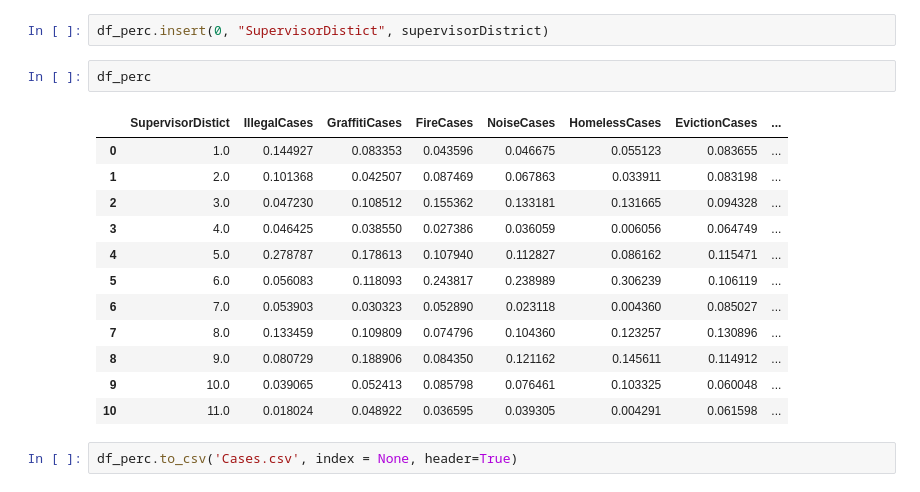
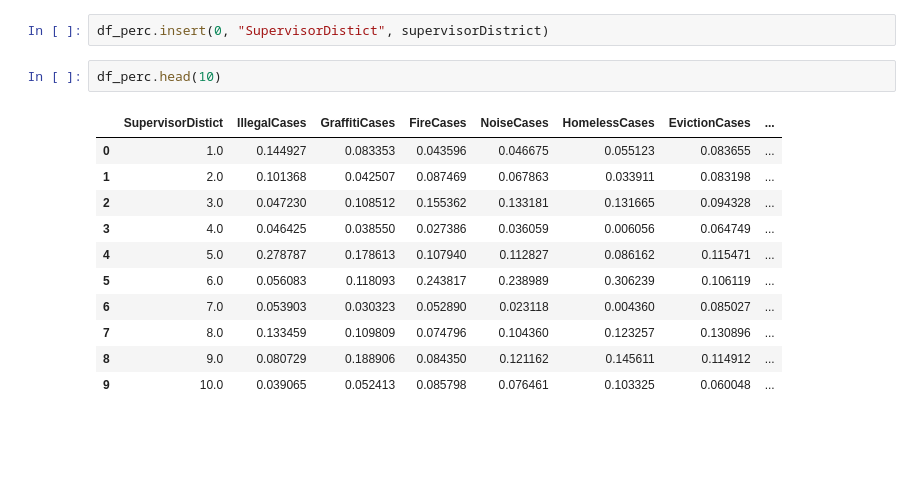
Before and after one commit to EmiliaPaz/EECS731_FinalProject, a Jupyter notebook: notebooks/IncidentCorrelation.ipynb, the cells around one changed output. Cells and saved outputs as stored; diff of their text form; blank space fills up the shorter version.

```diff
--- a/notebooks/Regression3.ipynb
+++ b/notebooks/IncidentCorrelation.ipynb
@@ -257,19 +234,16 @@ df_perc.to_csv('Cases.csv', index = None, header=True)
 # %%
 df_perc.insert(0, "SupervisorDistict", supervisorDistrict)
 # %%
-df_perc
+df_perc.head(10)
 # %% [output]
 |  | SupervisorDistict | IllegalCases | GraffitiCases | FireCases | NoiseCases | HomelessCases | EvictionCases | ... |
 | 0 | 1.0 | 0.144927 | 0.083353 | 0.043596 | 0.046675 | 0.055123 | 0.083655 | ... |
 | 1 | 2.0 | 0.101368 | 0.042507 | 0.087469 | 0.067863 | 0.033911 | 0.083198 | ... |
 | 2 | 3.0 | 0.047230 | 0.108512 | 0.155362 | 0.133181 | 0.131665 | 0.094328 | ... |
 | 3 | 4.0 | 0.046425 | 0.038550 | 0.027386 | 0.036059 | 0.006056 | 0.064749 | ... |
 | 4 | 5.0 | 0.278787 | 0.178613 | 0.107940 | 0.112827 | 0.086162 | 0.115471 | ... |
 | 5 | 6.0 | 0.056083 | 0.118093 | 0.243817 | 0.238989 | 0.306239 | 0.106119 | ... |
 | 6 | 7.0 | 0.053903 | 0.030323 | 0.052890 | 0.023118 | 0.004360 | 0.085027 | ... |
 | 7 | 8.0 | 0.133459 | 0.109809 | 0.074796 | 0.104360 | 0.123257 | 0.130896 | ... |
 | 8 | 9.0 | 0.080729 | 0.188906 | 0.084350 | 0.121162 | 0.145611 | 0.114912 | ... |
 | 9 | 10.0 | 0.039065 | 0.052413 | 0.085798 | 0.076461 | 0.103325 | 0.060048 | ... |
-| 10 | 11.0 | 0.018024 | 0.048922 | 0.036595 | 0.039305 | 0.004291 | 0.061598 | ... |
-# %%
-df_perc.to_csv('Cases.csv', index = None, header=True)
```
Also changed, not shown: parts of 3 cells of this notebook, 5 other files.
